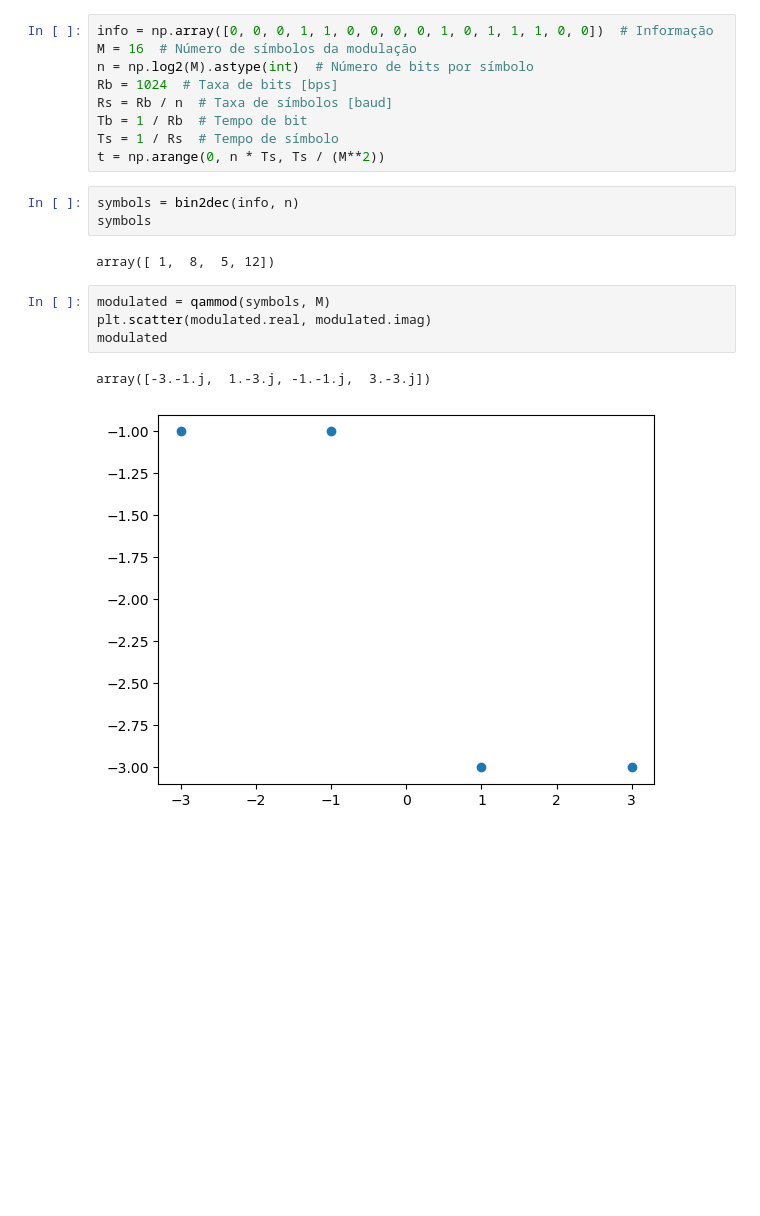
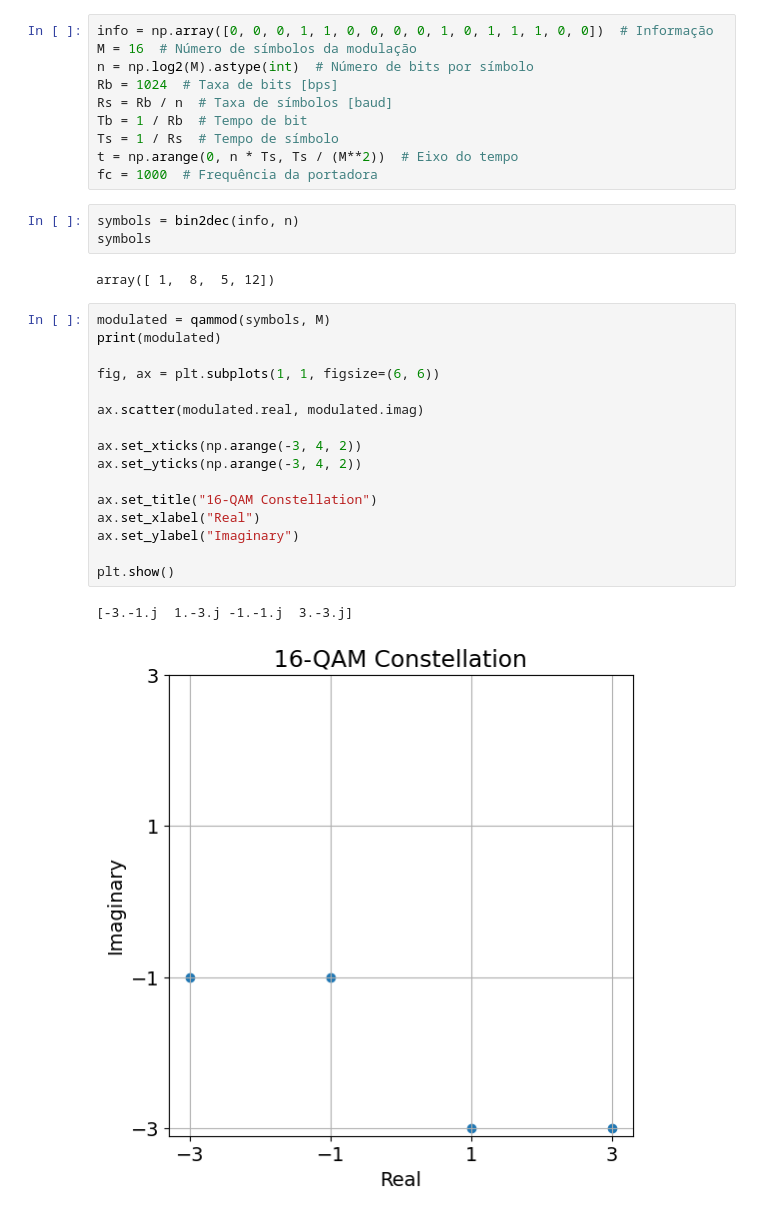
Before and after one commit to gabrielluizep/workbook-eng-telecom, a Jupyter notebook: com1/qam.ipynb, the cells around one changed output. Saved outputs shown, nothing was run; the diff lists cells and outputs as text; blank space fills up the shorter version.

```diff
--- a/com1/qam.ipynb
+++ b/com1/qam.ipynb
@@ -52,19 +49,32 @@ Rb = 1024  # Taxa de bits [bps]
 Rs = Rb / n  # Taxa de símbolos [baud]
 Tb = 1 / Rb  # Tempo de bit
 Ts = 1 / Rs  # Tempo de símbolo
-t = np.arange(0, n * Ts, Ts / (M**2))
+t = np.arange(0, n * Ts, Ts / (M**2))  # Eixo do tempo
+fc = 1000  # Frequência da portadora
 # %%
 symbols = bin2dec(info, n)
 symbols
 # %% [output]
 array([ 1,  8,  5, 12])
-# %%
-modulated = qammod(symbols, M)
-plt.scatter(modulated.real, modulated.imag)
-modulated
-# %% [output]
-array([-3.-1.j,  1.-3.j, -1.-1.j,  3.-3.j])
-[figure, removed]
+# %%
+modulated = qammod(symbols, M)
+print(modulated)
+
+fig, ax = plt.subplots(1, 1, figsize=(6, 6))
+
+ax.scatter(modulated.real, modulated.imag)
+
+ax.set_xticks(np.arange(-3, 4, 2))
+ax.set_yticks(np.arange(-3, 4, 2))
+
+ax.set_title("16-QAM Constellation")
+ax.set_xlabel("Real")
+ax.set_ylabel("Imaginary")
+
+plt.show()
+# %% [output]
+[-3.-1.j  1.-3.j -1.-1.j  3.-3.j]
+[figure, added]
 # %%
 I = modulated.real
 Q = modulated.imag
```
Also changed, not shown: parts of 6 cells of this notebook.
